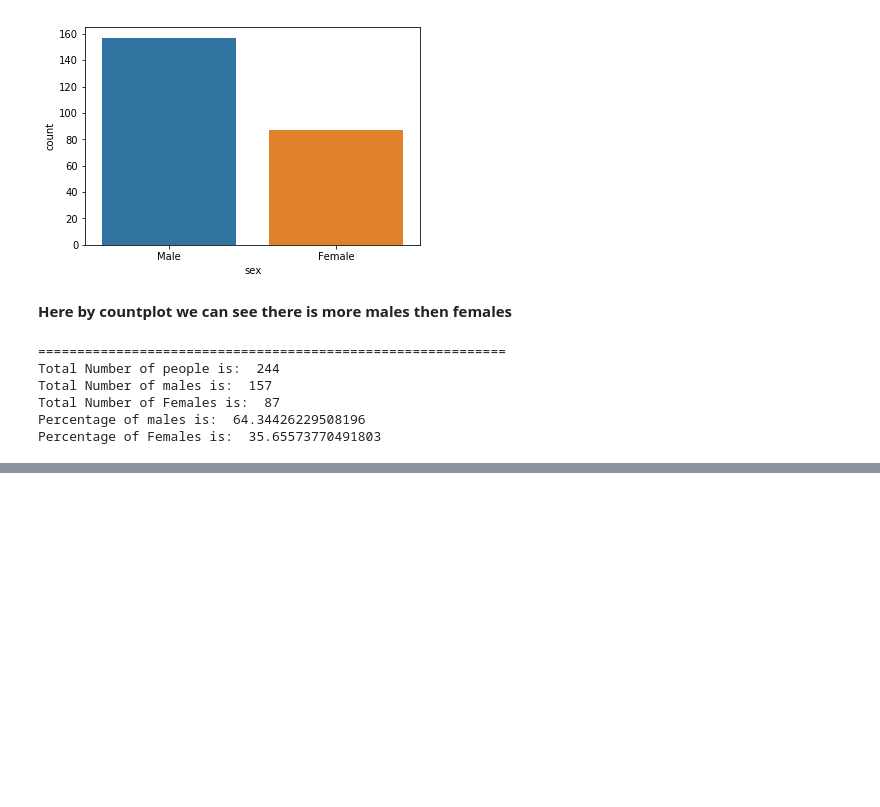
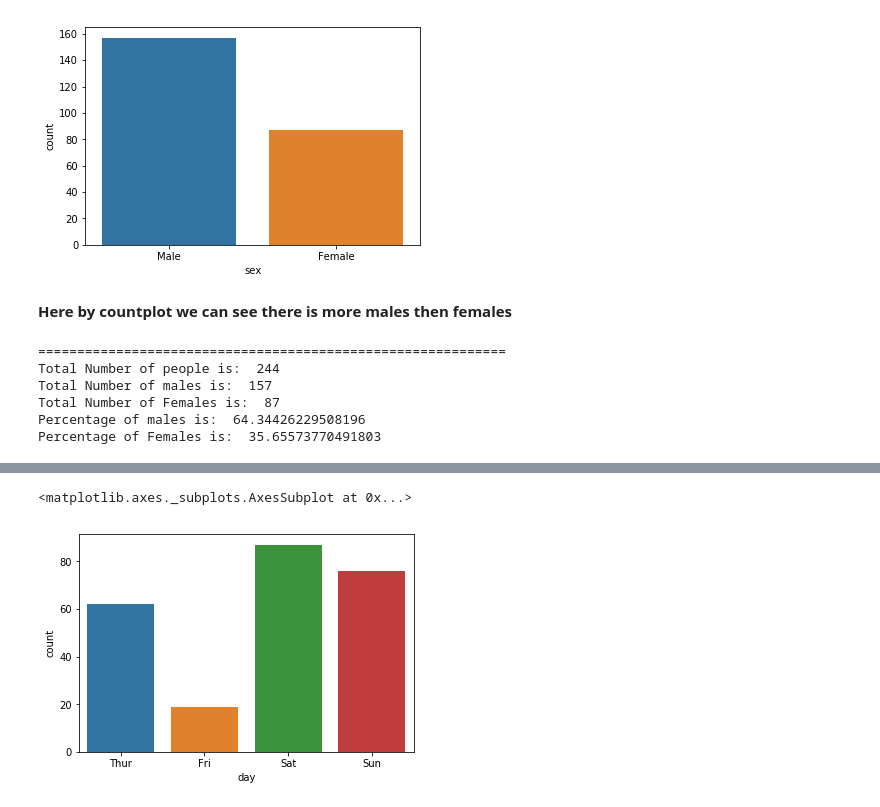
Before and after one commit to FahadAliK/Data-Analysis-, a Jupyter notebook: Seaborn Tip Data.ipynb, the cells around one changed output, grey strips where cells are left out. Cells and saved outputs as stored; diff of their text form; code cells hidden in the pictures; blank space fills up the shorter version.

```diff
--- a/Seaborn Tip Data.ipynb
+++ b/Seaborn Tip Data.ipynb
@@ -99,0 +121,5 @@ Percentage of Females is:  35.65573770491803
+# %%
+sns.countplot(df['day'])
+# %% [output]
+<matplotlib.axes._subplots.AxesSubplot at 0x...>
+[figure, added]
```
Also changed, not shown: parts of 10 cells of this notebook.
